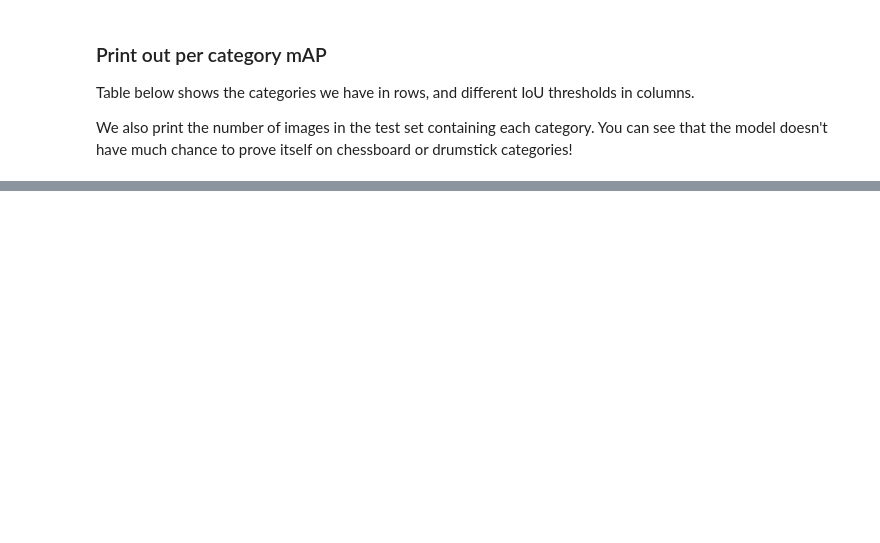
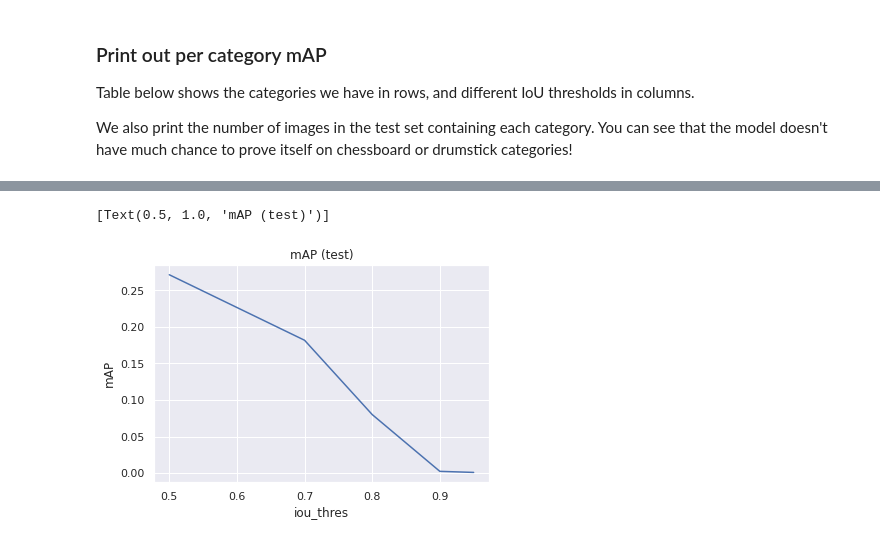
Before and after one commit to alexxcollins/INM705_CW_Collins_Velagala, a Jupyter notebook: notebooks/train_fpn_not_pretrained.ipynb, the cells around one changed output, grey strips where cells are left out. Cells and saved outputs as stored; diff of their text form; code cells hidden in the pictures; blank space fills up the shorter version.

```diff
--- a/notebooks/train_fpn_not_pretrained.ipynb
+++ b/notebooks/train_fpn_not_pretrained.ipynb
@@ -484,0 +557,16 @@ df.round(4)
+# %%
+#######mAP graph
+
+df_mAP = pd.DataFrame(columns = ["iou_thres", "mAP"])
+
+for idx, mAP in enumerate(mAP_list):
+    row = pd.DataFrame({"iou_thres":[thresholds[idx]],
+                        "mAP": [mAP_list[idx].item()]})
+    df_mAP = pd.concat([df_mAP, row], axis = 0, ignore_index = True)
+
+#df_mAP
+
+sns.lineplot(data = df_mAP, x ="iou_thres", y="mAP").set(title = "mAP (test)")
+# %% [output]
+[Text(0.5, 1.0, 'mAP (test)')]
+[figure, added]
```
Also changed, not shown: parts of 8 cells of this notebook, 5 other files.
